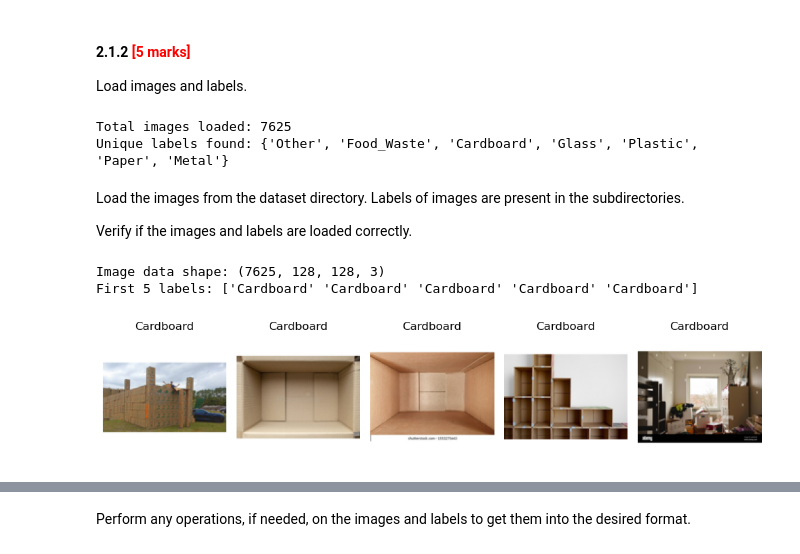
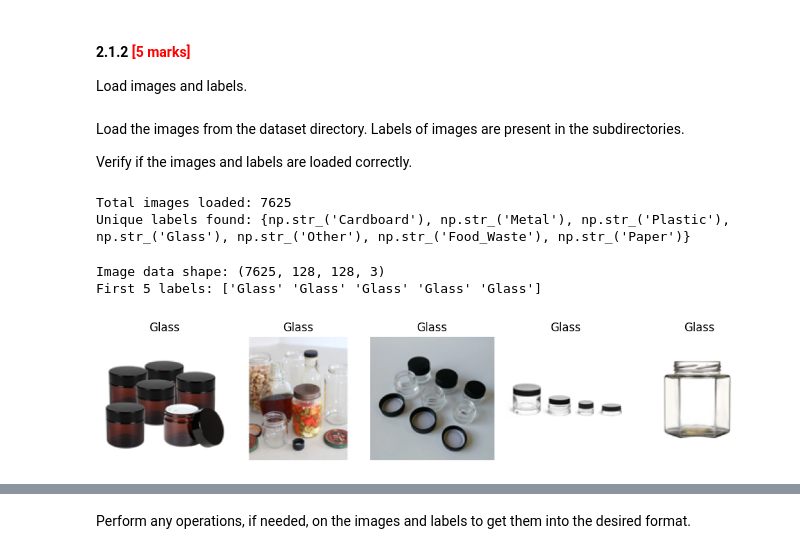
Before and after one commit to iamlorddanny/CNN_waste_segregation_assignment, a Jupyter notebook: CNN_Assg_Waste_Segregation_Starter.ipynb, the cells around one changed output, grey strips where cells are left out. Cells and saved outputs as stored; diff of their text form; code cells hidden in the pictures.

```diff
--- a/CNN_Assg_Waste_Segregation_Starter.ipynb
+++ b/CNN_Assg_Waste_Segregation_Starter.ipynb
@@ -125,42 +94,62 @@ def load_images_from_directory(base_dir, image_size=(128, 128)):
 # %% [markdown]
 #### **2.1.2** <font color=red> [5 marks] </font><br>
 Load images and labels.
-# %%
-# Load images and labels
-
-dataset_path = r"C:\Users\aprak\OneDrive\Documents\Upgrad\ML_AI\ML-3\Assignment\waste_dataset\data"
-image_size = (128, 128)
-
-images, labels = load_images_from_directory(dataset_path, image_size)
-images = np.array(images)
-labels = np.array(labels)
-
-print(f"Total images loaded: {len(images)}")
-print(f"Unique labels found: {set(labels)}")
-# %% [output]
-Total images loaded: 7625
-Unique labels found: {'Other', 'Food_Waste', 'Cardboard', 'Glass', 'Plastic', 'Paper', 'Metal'}
 # %% [markdown]
 Load the images from the dataset directory. Labels of images are present in the subdirectories.
 
 Verify if the images and labels are loaded correctly.
+# %%
+def load_images_from_directory(base_dir, image_size=(128, 128)):
+    images = []
+    labels = []
+
+    for class_name in os.listdir(base_dir + "/data"):  # Subfolders are class names
+        class_path = os.path.join(base_dir, "data", class_name)
+        if os.path.isdir(class_path):  # Ensure it's a directory
+            for img_name in os.listdir(class_path):
+                img_path = os.path.join(class_path, img_name)
+                try:
+                    img = Image.open(img_path).convert('RGB')  # Make sure image is RGB
+                    img = img.resize(image_size)
+                    images.append(np.array(img))
+                    labels.append(class_name)
+                except Exception as e:
+                    print(f"❌ Could not process file {img_path}: {e}")
+
+    return images, labels
+# %%
+# Load images and labels
+
+dataset_path = '/content/dataset'
+image_size = (128, 128)
+
+images, labels = load_images_from_directory(dataset_path, image_size)
+images = np.array(images)
+labels = np.array(labels)
+
+print(f"Total images loaded: {len(images)}")
+print(f"Unique labels found: {set(labels)}")
+# %% [output]
+Total images loaded: 7625
+Unique labels found: {np.str_('Cardboard'), np.str_('Metal'), np.str_('Plastic'), np.str_('Glass'), np.str_('Other'), np.str_('Food_Waste'), np.str_('Paper')}
 # %%
-# Get the images and their labels
+# Convert labels to numpy array (if not already done)
+labels = np.array(labels)
+
 # Verify if data looks correct
-# Check the shape of image and first few labels
 print(f"Image data shape: {images.shape}")
 print(f"First 5 labels: {labels[:5]}")
 
 # Show 5 sample images with labels
 plt.figure(figsize=(10, 5))
 for i in range(5):
     plt.subplot(1, 5, i+1)
-    plt.imshow(images[i])
+    plt.imshow(images[i].astype('uint8'))  # Ensures correct display
     plt.title(labels[i])
     plt.axis('off')
 plt.tight_layout()
 plt.show()
 # %% [output]
 Image data shape: (7625, 128, 128, 3)
-First 5 labels: ['Cardboard' 'Cardboard' 'Cardboard' 'Cardboard' 'Cardboard']
+First 5 labels: ['Glass' 'Glass' 'Glass' 'Glass' 'Glass']
-[figure, old version]
+[figure, new version]
```
Also changed, not shown: parts of 8 cells of this notebook.
